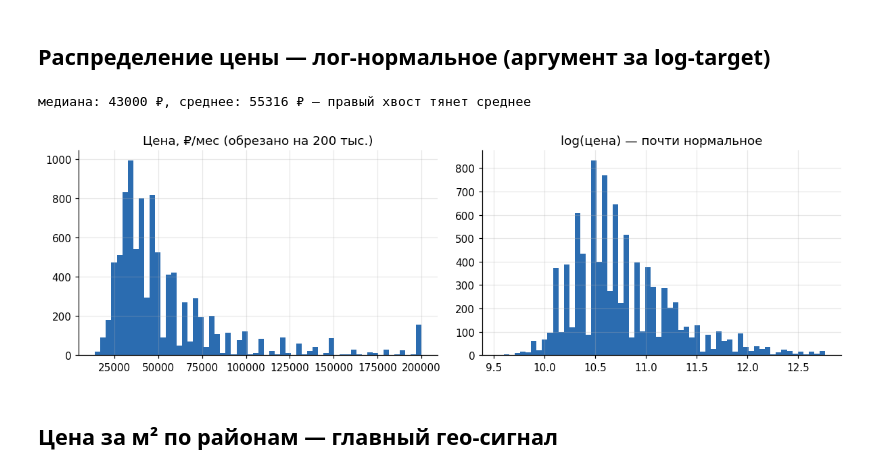
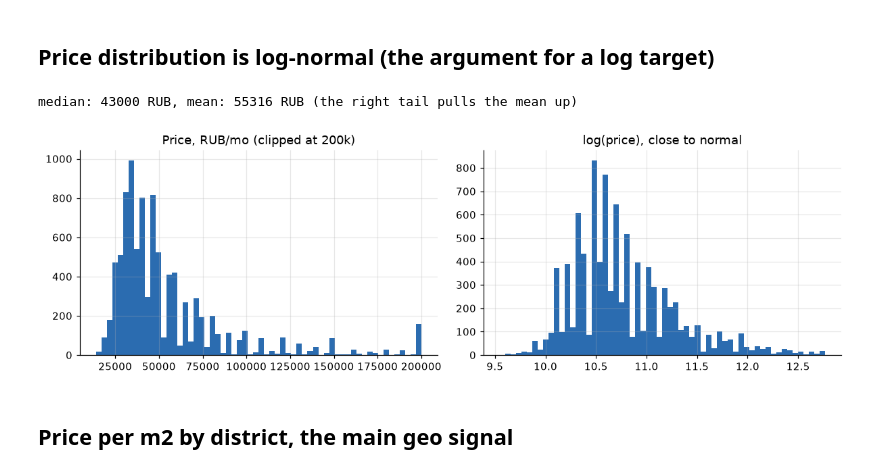
Before and after one commit to povarovf-star/spb-rent, a Jupyter notebook: notebooks/01_eda.ipynb, the cells around one changed output. Cells and saved outputs as stored; diff of their text form; code cells hidden in the pictures.

```diff
--- a/notebooks/01_eda.ipynb
+++ b/notebooks/01_eda.ipynb
@@ -51,18 +49,18 @@ print(Path('../data/processed/cleaning_report.md').read_text())
 # %% [markdown]
-## Распределение цены — лог-нормальное (аргумент за log-target)
+## Price distribution is log-normal (the argument for a log target)
 # %%
 fig, axes = plt.subplots(1, 2, figsize=(11, 3.5))
 spb.price.clip(upper=200_000).hist(bins=60, ax=axes[0], color=C)
-axes[0].set_title('Цена, ₽/мес (обрезано на 200 тыс.)')
+axes[0].set_title('Price, RUB/mo (clipped at 200k)')
 np.log(spb.price).hist(bins=60, ax=axes[1], color=C)
-axes[1].set_title('log(цена) — почти нормальное')
+axes[1].set_title('log(price), close to normal')
 plt.tight_layout()
-print('медиана: %d ₽, среднее: %d ₽ — правый хвост тянет среднее' % (spb.price.median(), spb.price.mean()))
+print('median: %d RUB, mean: %d RUB (the right tail pulls the mean up)' % (spb.price.median(), spb.price.mean()))
 # %% [output]
-медиана: 43000 ₽, среднее: 55316 ₽ — правый хвост тянет среднее
+median: 43000 RUB, mean: 55316 RUB (the right tail pulls the mean up)
-[figure, old version]
+[figure, new version]
 # %% [markdown]
-## Цена за м² по районам — главный гео-сигнал
+## Price per m2 by district, the main geo signal
 # %%
 ppm = (spb.groupby('district').price_per_m2.agg(['median', 'count'])
        .query('count >= 50').sort_values('median'))
```
Also changed, not shown: parts of 14 cells of this notebook, 33 other files.
